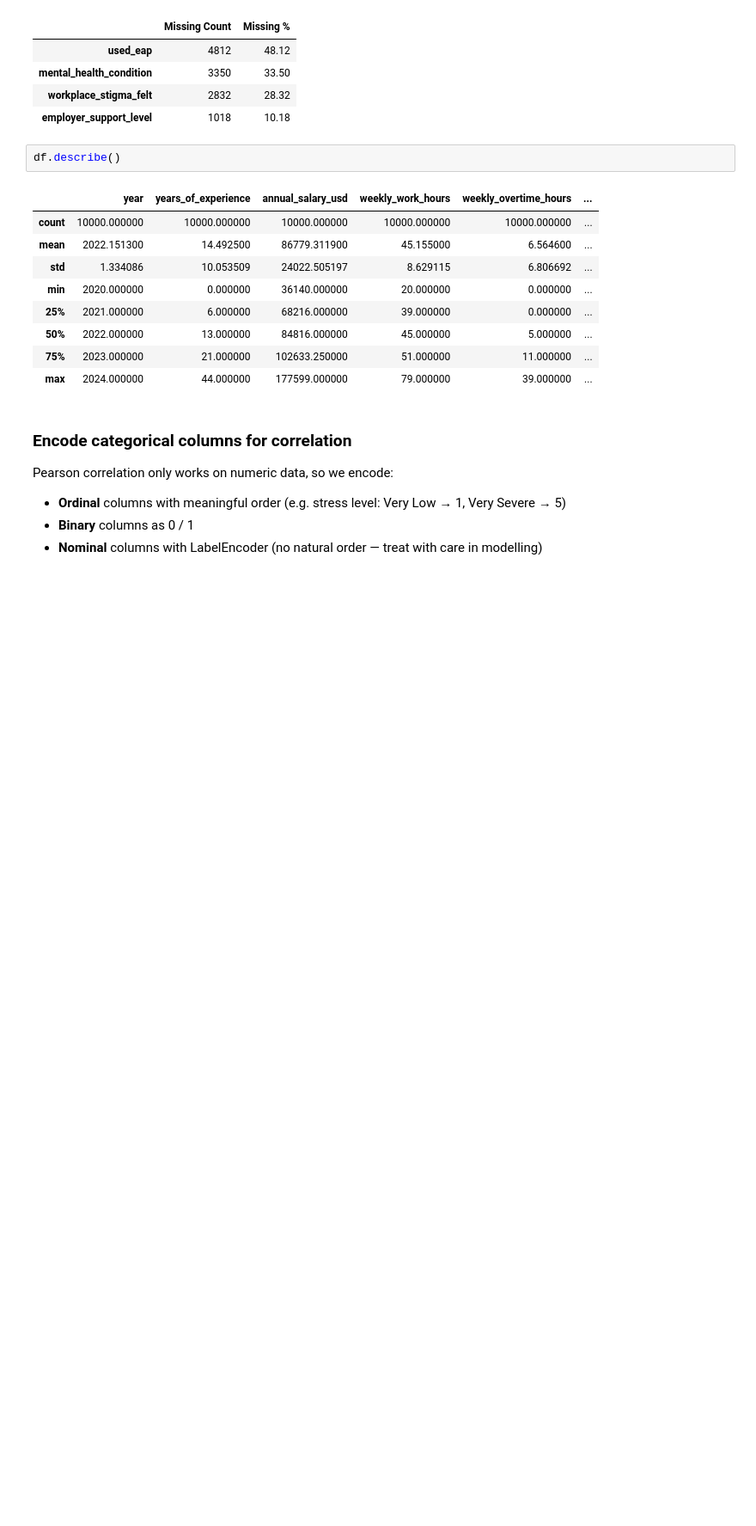
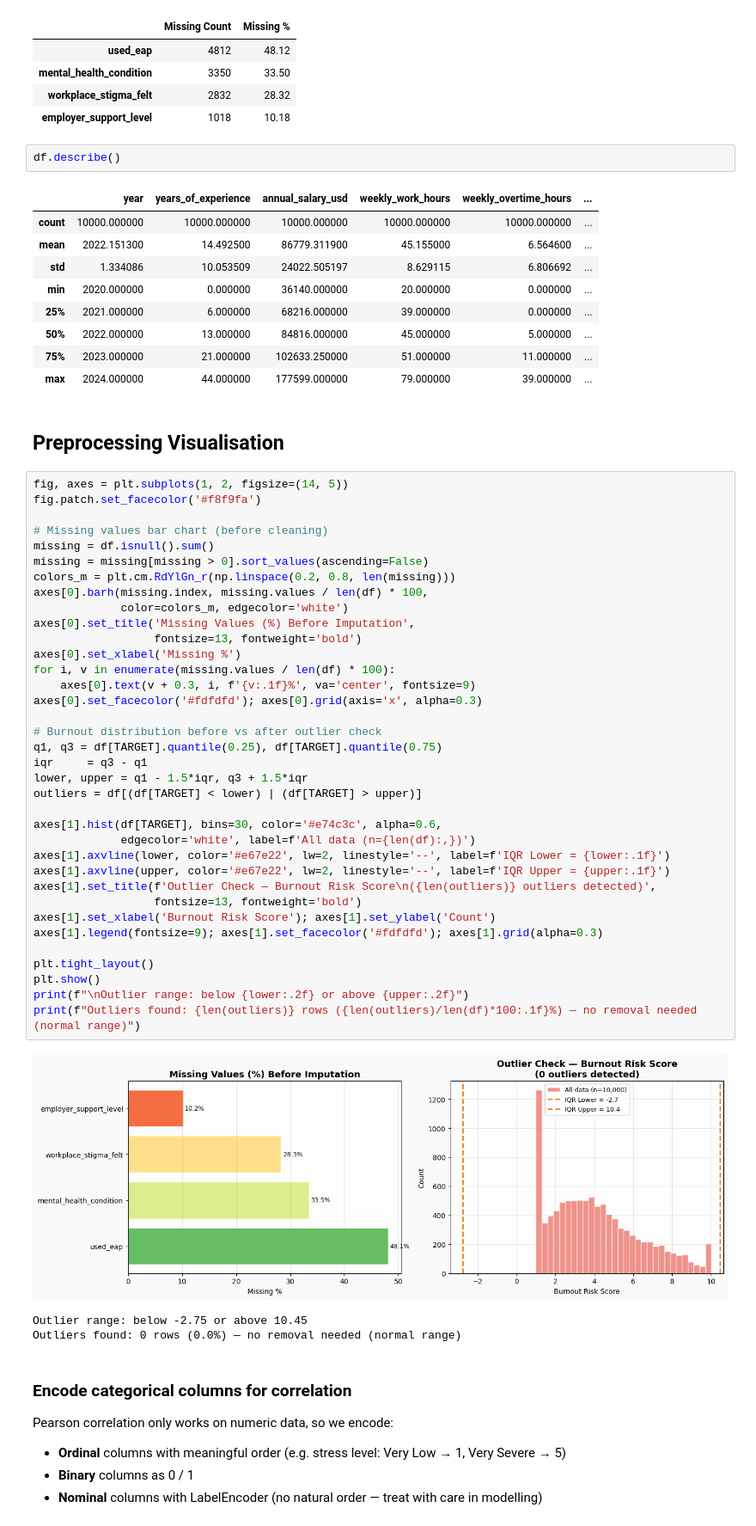
Before and after one commit to aghasaud1996/mental-health-workplace-analysis, a Jupyter notebook: mental_health_workplace_analysis.ipynb, the cells around one changed output. Shown at 86% size. Saved outputs shown, nothing was run; the diff lists cells and outputs as text; blank space fills up the shorter version.

Commit message:
model training and plots

```diff
--- a/mental_health_workplace_analysis.ipynb
+++ b/mental_health_workplace_analysis.ipynb
@@ -87,6 +90,48 @@ df.describe()
 | 50% | 2022.000000 | 13.000000 | 84816.000000 | 45.000000 | 5.000000 | ... |
 | 75% | 2023.000000 | 21.000000 | 102633.250000 | 51.000000 | 11.000000 | ... |
 | max | 2024.000000 | 44.000000 | 177599.000000 | 79.000000 | 39.000000 | ... |
+# %% [markdown]
+## Preprocessing Visualisation
+# %%
+fig, axes = plt.subplots(1, 2, figsize=(14, 5))
+fig.patch.set_facecolor('#f8f9fa')
+
+# Missing values bar chart (before cleaning)
+missing = df.isnull().sum()
+missing = missing[missing > 0].sort_values(ascending=False)
+colors_m = plt.cm.RdYlGn_r(np.linspace(0.2, 0.8, len(missing)))
+axes[0].barh(missing.index, missing.values / len(df) * 100,
+             color=colors_m, edgecolor='white')
+axes[0].set_title('Missing Values (%) Before Imputation',
+                  fontsize=13, fontweight='bold')
+axes[0].set_xlabel('Missing %')
+for i, v in enumerate(missing.values / len(df) * 100):
+    axes[0].text(v + 0.3, i, f'{v:.1f}%', va='center', fontsize=9)
+axes[0].set_facecolor('#fdfdfd'); axes[0].grid(axis='x', alpha=0.3)
+
+# Burnout distribution before vs after outlier check
+q1, q3 = df[TARGET].quantile(0.25), df[TARGET].quantile(0.75)
+iqr     = q3 - q1
+lower, upper = q1 - 1.5*iqr, q3 + 1.5*iqr
+outliers = df[(df[TARGET] < lower) | (df[TARGET] > upper)]
+
+axes[1].hist(df[TARGET], bins=30, color='#e74c3c', alpha=0.6,
+             edgecolor='white', label=f'All data (n={len(df):,})')
+axes[1].axvline(lower, color='#e67e22', lw=2, linestyle='--', label=f'IQR Lower = {lower:.1f}')
+axes[1].axvline(upper, color='#e67e22', lw=2, linestyle='--', label=f'IQR Upper = {upper:.1f}')
+axes[1].set_title(f'Outlier Check — Burnout Risk Score\n({len(outliers)} outliers detected)',
+                  fontsize=13, fontweight='bold')
+axes[1].set_xlabel('Burnout Risk Score'); axes[1].set_ylabel('Count')
+axes[1].legend(fontsize=9); axes[1].set_facecolor('#fdfdfd'); axes[1].grid(alpha=0.3)
+
+plt.tight_layout()
+plt.show()
+print(f"\nOutlier range: below {lower:.2f} or above {upper:.2f}")
+print(f"Outliers found: {len(outliers)} rows ({len(outliers)/len(df)*100:.1f}%) — no removal needed (normal range)")
+# %% [output]
+[figure, added]
+Outlier range: below -2.75 or above 10.45
+Outliers found: 0 rows (0.0%) — no removal needed (normal range)
 # %% [markdown]
 ### Encode categorical columns for correlation
 
```
Also changed, not shown: parts of 8 cells of this notebook, 1 other file.
